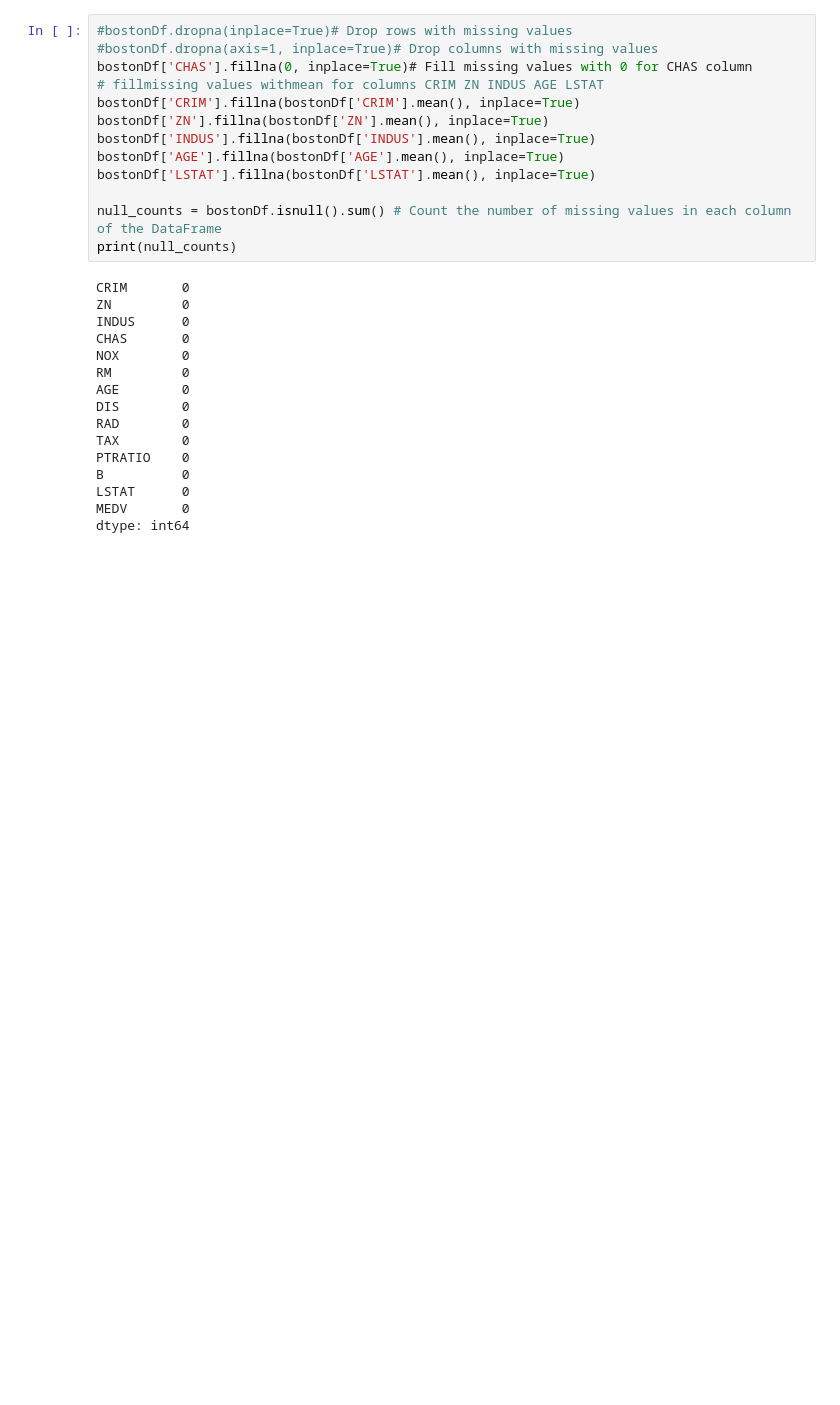
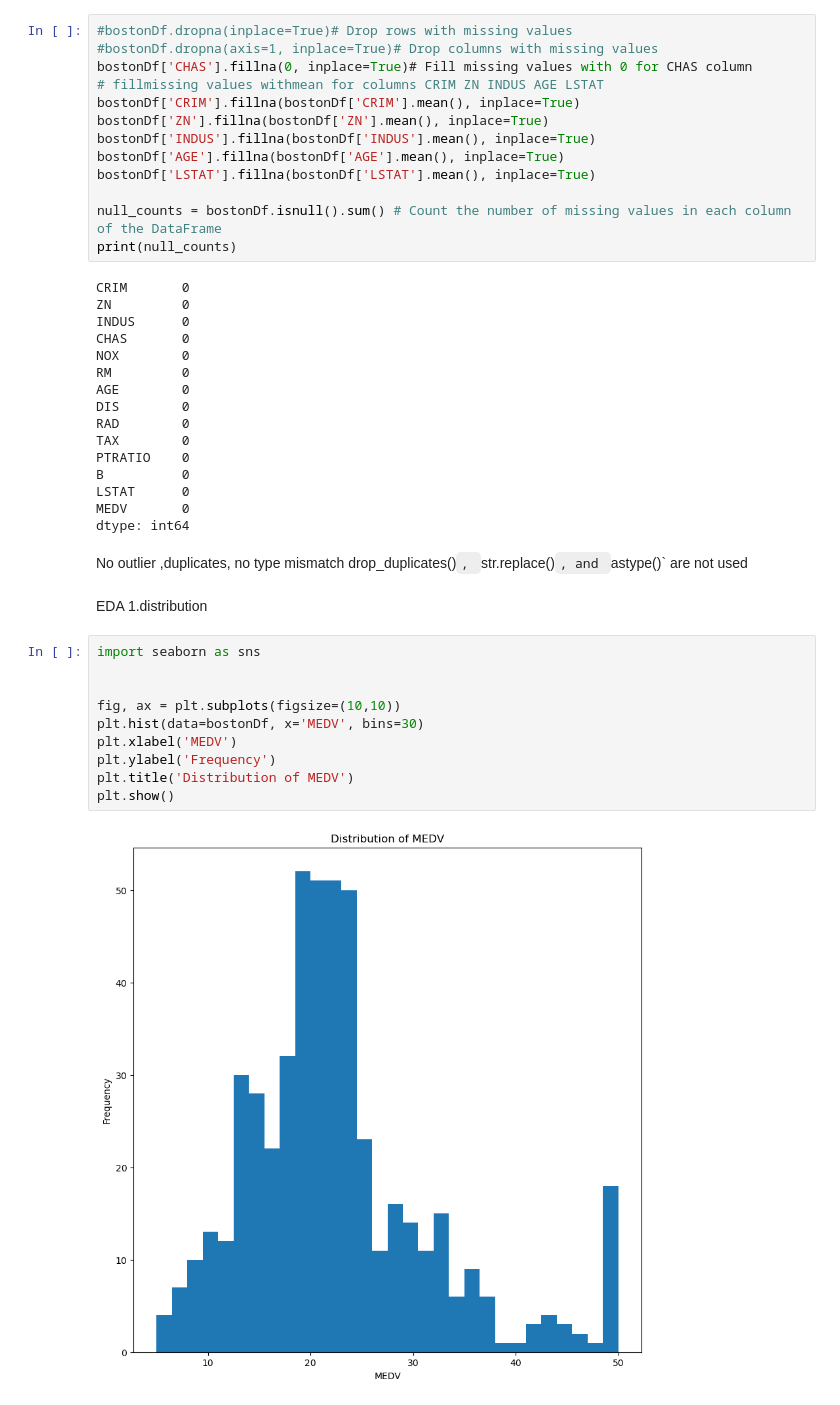
Before and after one commit to preethibosco/AIML, a Jupyter notebook: regression/BostonEDA.ipynb, the cells around one changed output. Cells and saved outputs as stored; diff of their text form; blank space fills up the shorter version.

```diff
--- a/regression/BostonEDA.ipynb
+++ b/regression/BostonEDA.ipynb
@@ -138,3 +140,21 @@ B          0
 LSTAT      0
 MEDV       0
 dtype: int64
+# %% [markdown]
+No outlier  ,duplicates, no type mismatch
+drop_duplicates()`, `str.replace()`, and `astype()` are not used
+# %% [markdown]
+EDA
+1.distribution
+# %%
+import seaborn as sns
+
+
+fig, ax = plt.subplots(figsize=(10,10))
+plt.hist(data=bostonDf, x='MEDV', bins=30)
+plt.xlabel('MEDV')
+plt.ylabel('Frequency')
+plt.title('Distribution of MEDV')
+plt.show()
+# %% [output]
+[figure, added]
```
Also changed, not shown: parts of 11 cells of this notebook.
